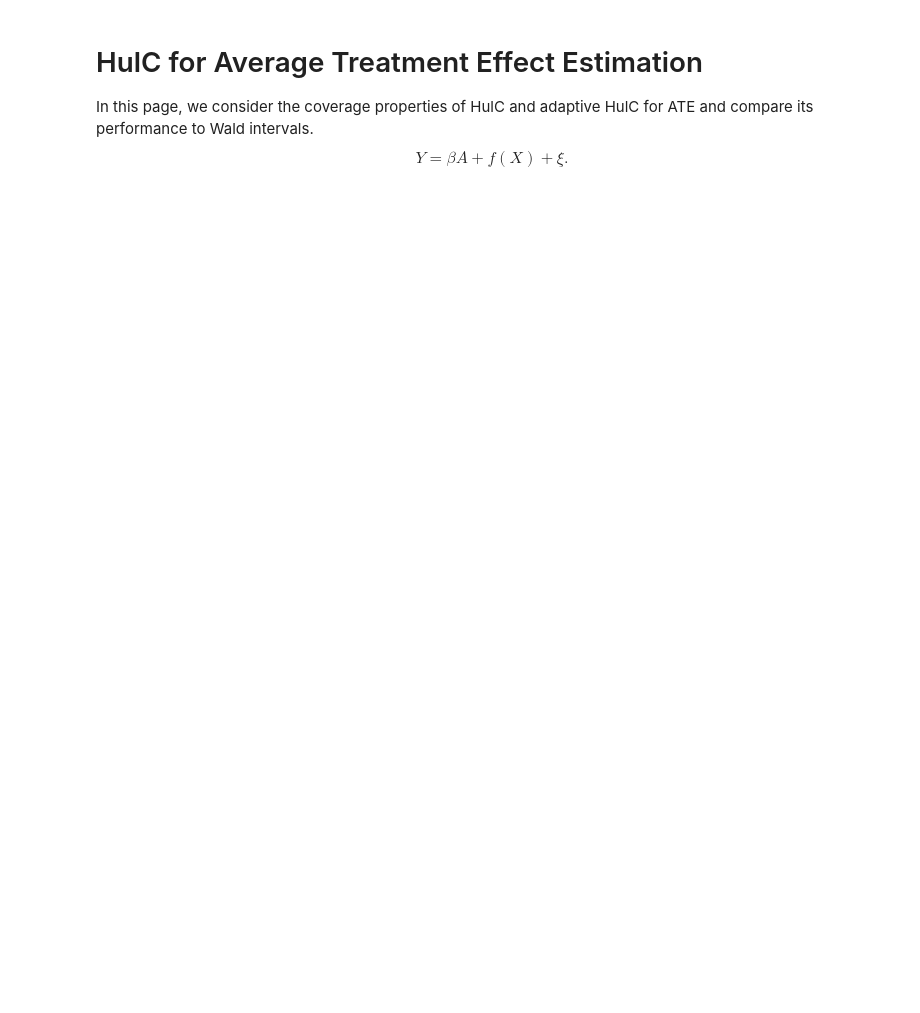
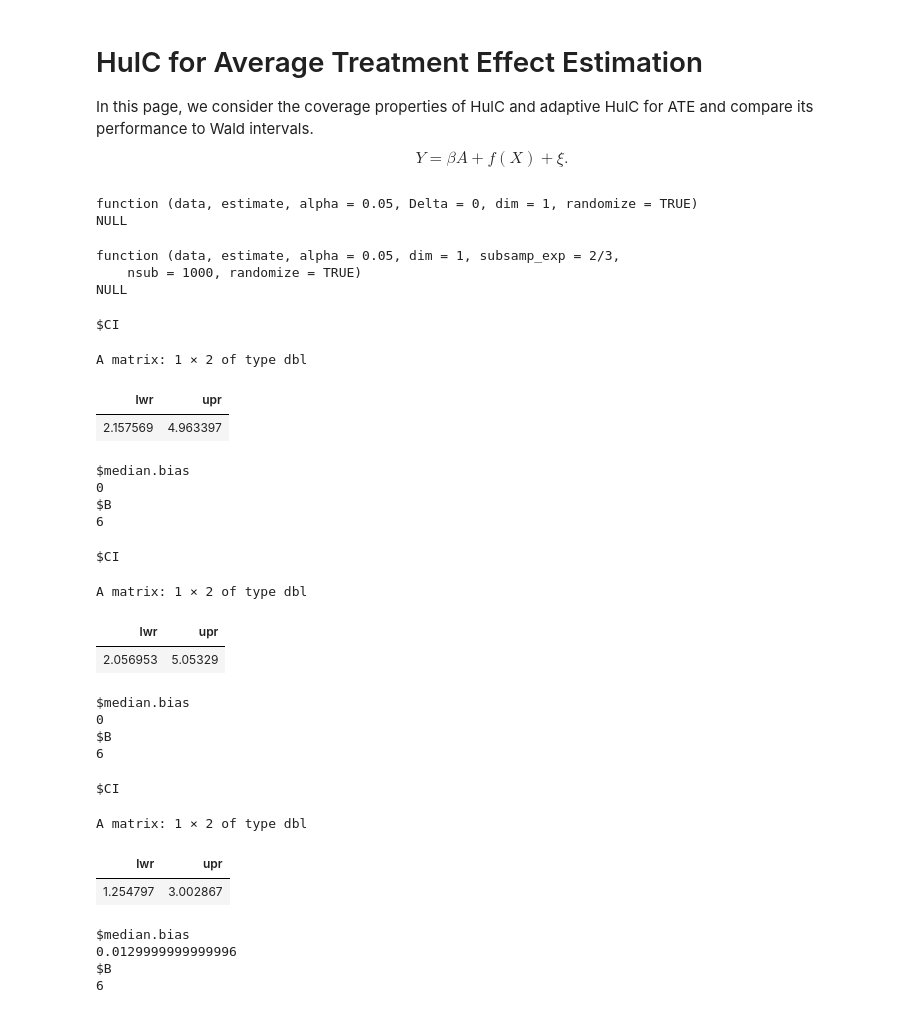
Before and after one commit to Arun-Kuchibhotla/HulC, a Jupyter notebook: R/HulC for ATE.ipynb, the cells around one changed output. Cells and saved outputs as stored; diff of their text form; code cells hidden in the pictures; blank space fills up the shorter version.

```diff
--- a/R/HulC for ATE.ipynb
+++ b/R/HulC for ATE.ipynb
@@ -9 +7,15 @@ source("HulC.R")
+# %%
+source("HulC.R")
+library(sandwich)
+library(mvtnorm)
+library(grf)
+suppressMessages(library("ggplot2"))
+args(HulC)
+args(adaptive_HulC)
+# %% [output]
+function (data, estimate, alpha = 0.05, Delta = 0, dim = 1, randomize = TRUE)
+NULL
+function (data, estimate, alpha = 0.05, dim = 1, subsamp_exp = 2/3,
+    nsub = 1000, randomize = TRUE)
+NULL
 # %%
@@ -129,0 +126,39 @@ hist(C[,2])
+# %%
+set.seed(1)
+n = 1000
+a = 1
+beta = 2
+d = 2
+A = rnorm(n)
+X = matrix(rnorm(n*d),n,d)
+X = X + A
+Y = beta*A + 3*X[,1] + 3*X[,2]^2 + rnorm(n)
+data  <- cbind(X, A, Y)
+HulC(data, ATE_new)
+HulC(data, ATE_new, randomize = FALSE)
+adaptive_HulC(data, ATE_new)
+# %% [output]
+$CI
+A matrix: 1 × 2 of type dbl
+| lwr | upr |
+| 2.157569 | 4.963397 |
+$median.bias
+0
+$B
+6
+$CI
+A matrix: 1 × 2 of type dbl
+| lwr | upr |
+| 2.056953 | 5.05329 |
+$median.bias
+0
+$B
+6
+$CI
+A matrix: 1 × 2 of type dbl
+| lwr | upr |
+| 1.254797 | 3.002867 |
+$median.bias
+0.0129999999999996
+$B
+6
```
Also changed, not shown: parts of 4 cells of this notebook.
